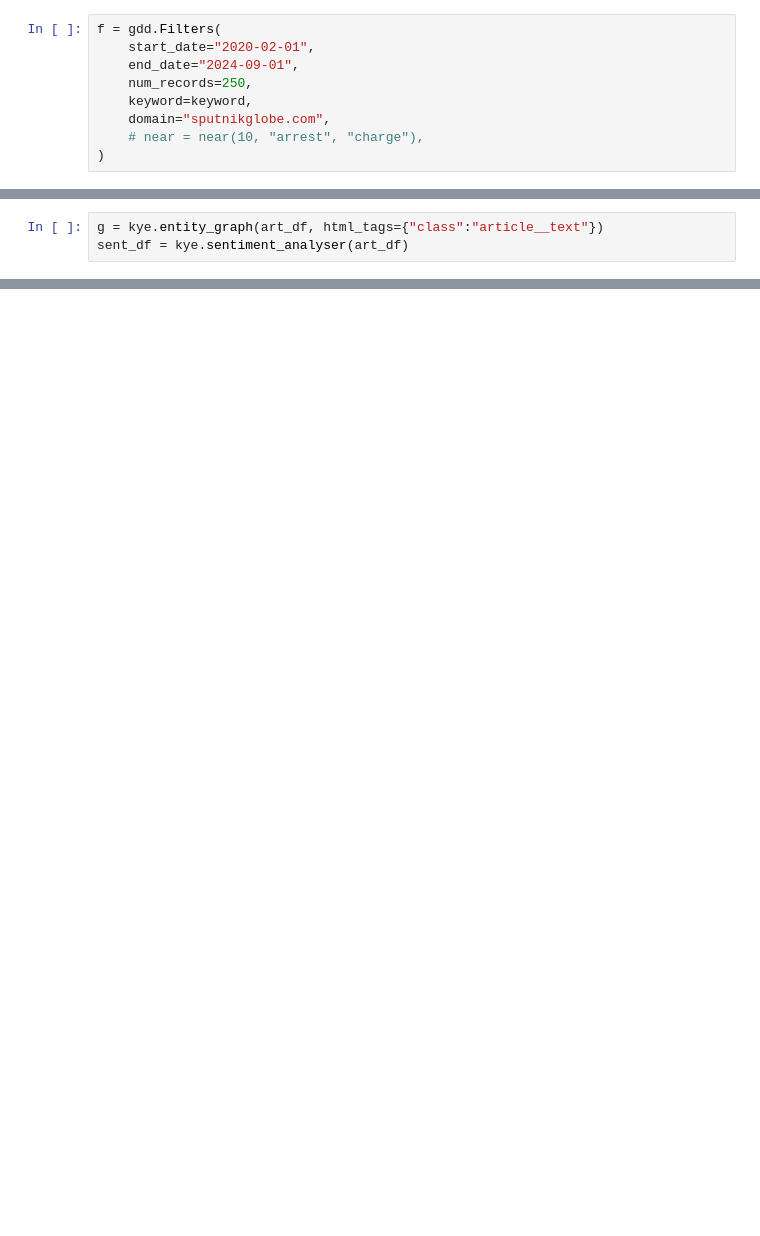
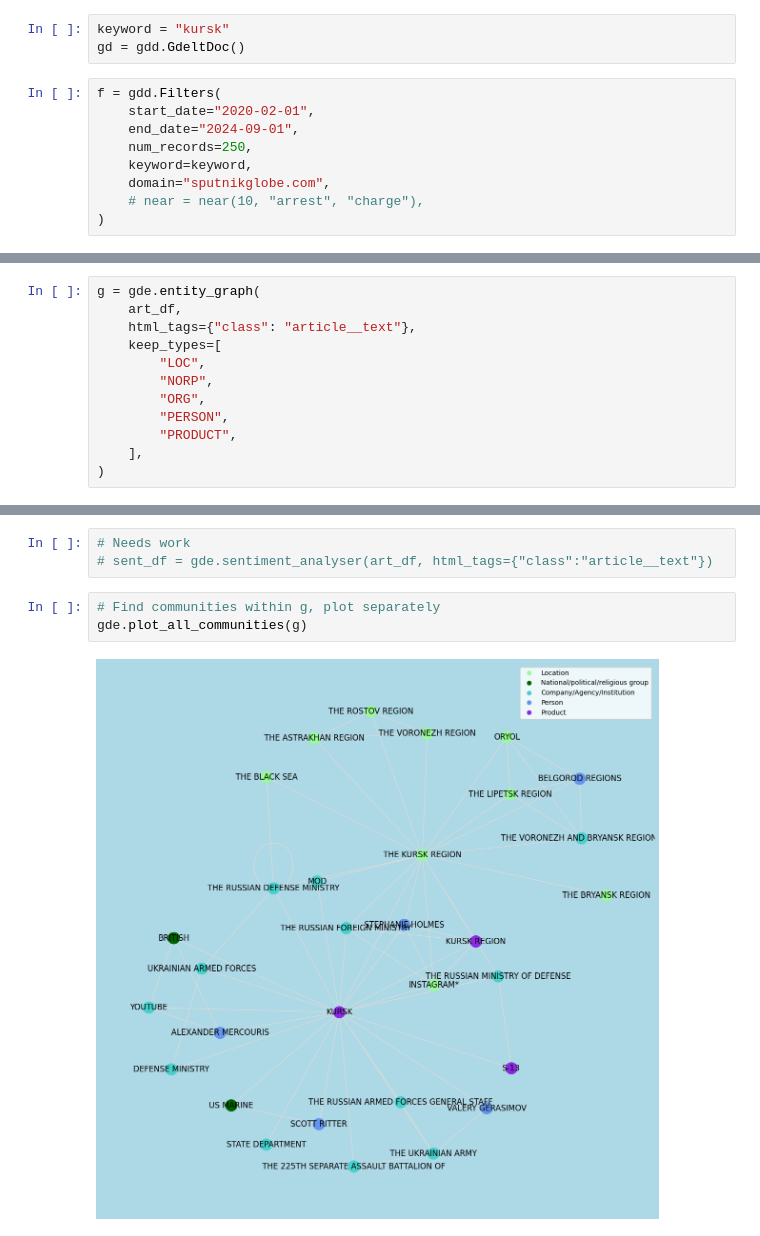
Before and after one commit to oscr104/GDeltExplore, a Jupyter notebook: Explore.ipynb, the cells around one changed output, grey strips where cells are left out. Drawn from its saved outputs; the diff is of its cells as text; blank space fills up the shorter version.

```diff
--- a/Explore.ipynb
+++ b/Explore.ipynb
@@ -32,3 +29,6 @@ gd = gdd.GdeltDoc()
+# %%
+keyword = "kursk"
+gd = gdd.GdeltDoc()
 # %%
 f = gdd.Filters(
     start_date="2020-02-01",
@@ -53,3 +48,12 @@ importlib.reload(kye)
 # %%
-g = kye.entity_graph(art_df, html_tags={"class":"article__text"})
-sent_df = kye.sentiment_analyser(art_df)
+g = gde.entity_graph(
+    art_df,
+    html_tags={"class": "article__text"},
+    keep_types=[
+        "LOC",
+        "NORP",
+        "ORG",
+        "PERSON",
+        "PRODUCT",
+    ],
+)
@@ -102,0 +60,8 @@ kye.plot_all_communities(g)
+# %%
+# Needs work
+# sent_df = gde.sentiment_analyser(art_df, html_tags={"class":"article__text"})
+# %%
+# Find communities within g, plot separately
+gde.plot_all_communities(g)
+# %% [output]
+[figure, added]
```
Also changed, not shown: parts of 17 cells of this notebook, 5 other files.
